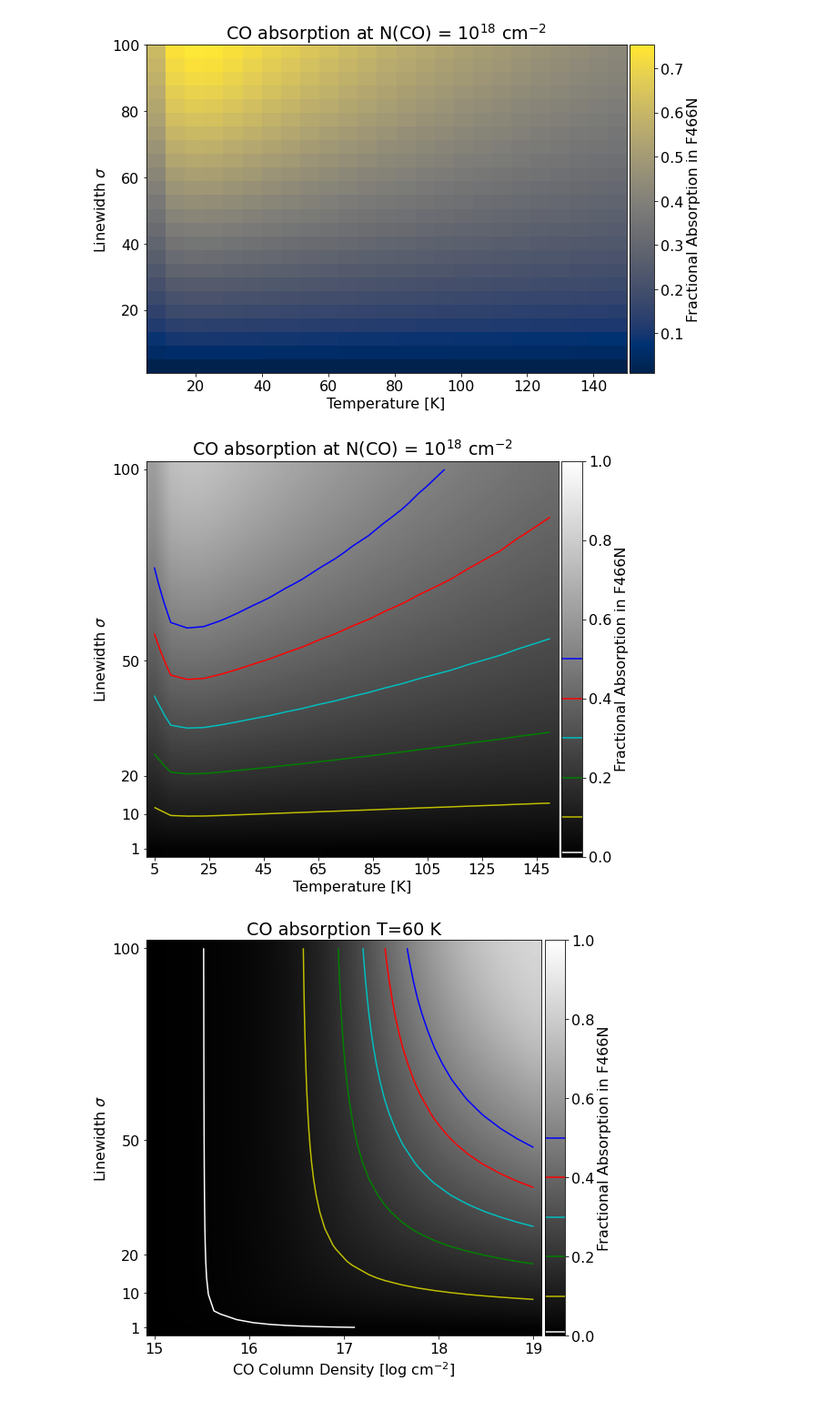
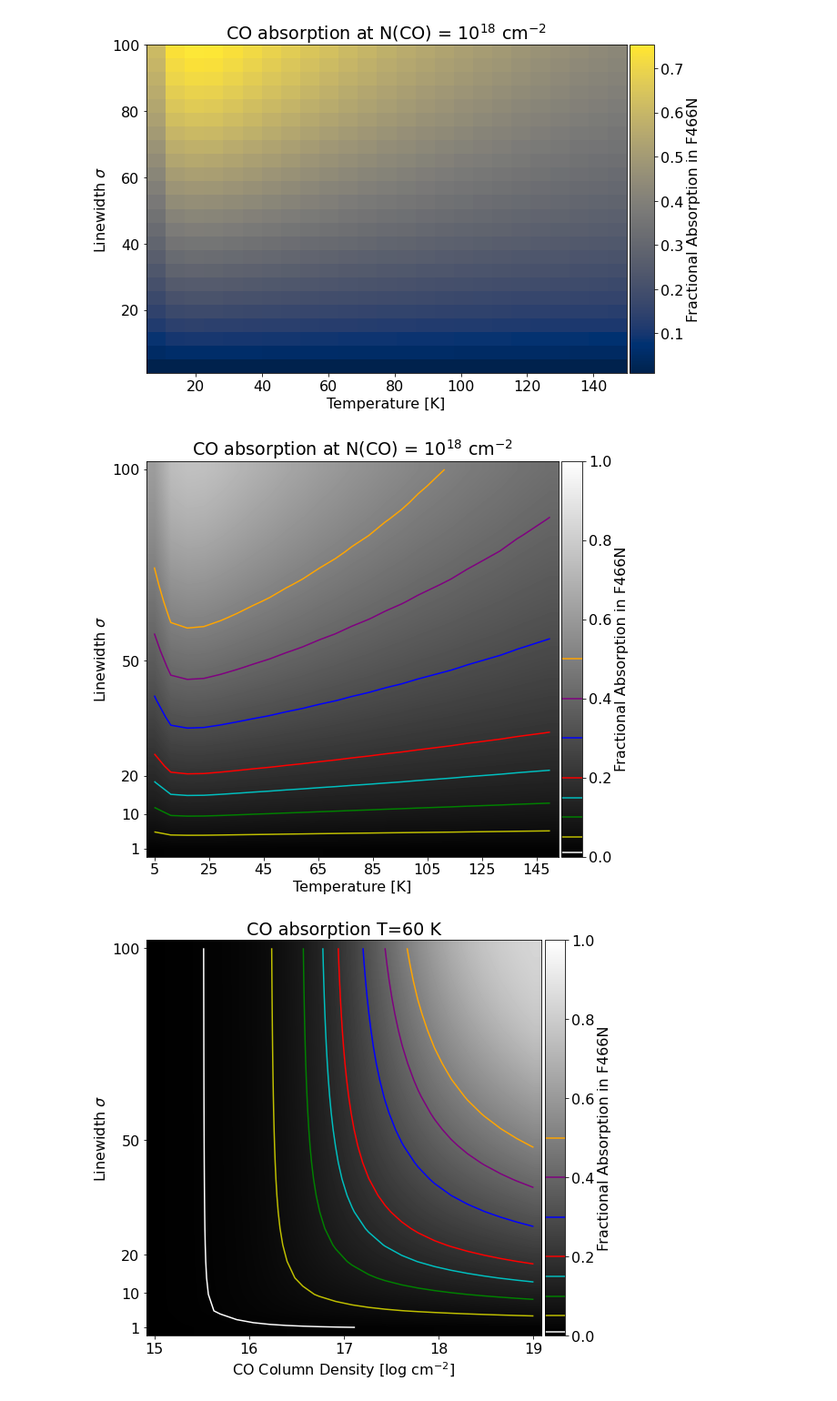
Before and after one commit to keflavich/brick-jwst-2221, a Jupyter notebook: notebooks/COFundamentalModeling.ipynb, the cells around one changed output. Shown at 91% size. Cells and saved outputs as stored; diff of their text form; code cells hidden in the pictures.

```diff
--- a/notebooks/COFundamentalModeling.ipynb
+++ b/notebooks/COFundamentalModeling.ipynb
@@ -52,3 +48,0 @@ print(pl.rcParams['figure.figsize'])
-# %%
-pl.rcParams['figure.figsize'] = (10,8)
-print(pl.rcParams['figure.figsize'])
@@ -148,0 +100,17 @@ pl.savefig(f'{basepath}/paper_figures/CO_F466N_absorptionspectrum_example.pdf',
+# %%
+xarr = wavelength_table_466['Wavelength'].quantity.to(u.um)
+xarr = np.linspace(xarr.min(), xarr.max(), int(1e4))
+
+for T in [50, ]:
+    tau = pyspeckitmodels.co_vibration.tau_of_N(xarr.to(u.cm).value, 1e16, T, width=20)
+    L, = pl.plot(xarr,
+                    (1-np.exp(-tau)), label="T={0} K, $\sigma$=20 km/s".format(T))
+
+pl.ylim(0,1)
+xarr = wavelength_table_466['Wavelength'].quantity.to(u.um)
+pl.plot(xarr, wavelength_table_466['Transmission']/wavelength_table_466['Transmission'].max() * pl.ylim()[1],
+        color='k')
+pl.legend(loc='best')
+pl.xlabel(f"Wavelength [$\mu$m]")
+pl.ylabel("$\\tau(N_{\\mathrm{CO}}=10^{16}~\mathrm{cm^{-2}})$")
+pl.savefig(f'{basepath}/paper_figures/CO_F466N_absorptionspectrum_example_1e16_exptau.pdf', bbox_inches='tight');
@@ -148,0 +119,16 @@ pl.savefig(f'{basepath}/paper_figures/CO_F466N_absorptionspectrum_example.pdf',
+# %%
+xarr = wavelength_table_466['Wavelength'].quantity.to(u.um)
+xarr = np.linspace(xarr.min(), xarr.max(), int(1e4))
+
+for T in [50, ]:
+    tau = pyspeckitmodels.co_vibration.tau_of_N(xarr.to(u.cm).value, 1e18, T, width=20)
+    L, = pl.plot(xarr,
+                    (1-np.exp(-tau)), label="T={0} K, $\sigma$=20 km/s".format(T))
+
+xarr = wavelength_table_466['Wavelength'].quantity.to(u.um)
+pl.plot(xarr, wavelength_table_466['Transmission']/wavelength_table_466['Transmission'].max() * pl.ylim()[1],
+        color='k')
+pl.legend(loc='best')
+pl.xlabel(f"Wavelength [$\mu$m]")
+pl.ylabel("$\\tau(N_{\\mathrm{CO}}=10^{18}~\mathrm{cm^{-2}})$")
+pl.savefig(f'{basepath}/paper_figures/CO_F466N_absorptionspectrum_example_1e18_exptau.pdf', bbox_inches='tight');
@@ -215,6 +203,9 @@ cb = pl.colorbar(cax=cax, mappable=im)
 cb.set_label("Fractional Absorption in F466N")
 # %% [output]
 [figure]
+# %%
+levels=[0.01, 0.05, 0.1, 0.15, 0.2, 0.3, 0.4, 0.5]
+colors=['w', 'y', 'g', 'c', 'r', 'b', 'purple', 'orange']
 # %%
 ax = pl.gca()
 im = ax.imshow(grid,
@@ -225,7 +216,7 @@ im = ax.imshow(grid,
                vmin=0,
                vmax=1,
                cmap='gray')
-con = ax.contour(grid, levels=[0.01, 0.1, 0.2, 0.3, 0.4, 0.5], colors=['w', 'y', 'g', 'c', 'r', 'b'])
+con = ax.contour(grid, levels=levels, colors=colors)
 pl.xlabel("Temperature [K]")
 pl.ylabel("Linewidth $\sigma$")
 pl.title("CO absorption at N(CO) = 10$^{18}$ cm$^{-2}$")
@@ -248,7 +239,7 @@ cb.ax.hlines(con.levels, *cb.ax.get_xlim(), colors=con.colors)
 
 pl.savefig(f'{basepath}/paper_figures/CO_F466N_absorption_1e18co_coldens.pdf', bbox_inches='tight')
 # %% [output]
-[figure, old version]
+[figure, new version]
 # %%
 temperature = 60*u.K
 linewidths = np.linspace(1, 100, 24)*u.km/u.s
@@ -265,7 +256,7 @@ im = ax.imshow(grid_sigcol,
                vmin=0,
                vmax=1,
                cmap='gray')
-con = ax.contour(grid_sigcol, levels=[0.01, 0.1, 0.2, 0.3, 0.4, 0.5], colors=['w', 'y', 'g', 'c', 'r', 'b'])
+con = ax.contour(grid_sigcol, levels=levels, colors=colors)
 pl.xlabel("CO Column Density [log cm$^{-2}$]")
 pl.ylabel("Linewidth $\sigma$")
 pl.title("CO absorption T=60 K")
@@ -277,31 +268,31 @@ pl.title("CO absorption T=60 K")
 #     'The two args are the value and tick position'
 #     try:
 #         col = np.interp(x, np.arange(len(column)), column.value)
 #         return f'{np.log10(col):0.1f}'
 #     except Exception:
 #         return None
 # ax.xaxis.set_major_formatter(log_scaler)
 # @pl.FuncFormatter
 # def sig_scaler(x, pos):
 #     'The two args are the value and tick position'
 #     sig = np.interp(x, np.arange(len(linewidths)), linewidths.value)
 #     return f'{sig:0.1f}'
 # ax.yaxis.set_major_formatter(sig_scaler)
 sigma_labels = [1,10,20,50,100]
 ax.yaxis.set_ticks(np.interp(sigma_labels, linewidths.value, np.arange(len(linewidths)), right=np.nan),
                    labels=sigma_labels)
 col_labels = [15,16,17,18,19,]
 ax.xaxis.set_ticks(np.interp(col_labels, np.log10(column.value), np.arange(len(column)), right=np.nan),
                    labels=col_labels)
 
 from mpl_toolkits.axes_grid1 import make_axes_locatable
 divider = make_axes_locatable(ax)
 cax = divider.append_axes("right", size="5%", pad=0.05)
 cb = pl.colorbar(cax=cax, mappable=im)
 cb.set_label("Fractional Absorption in F466N")
 cb.ax.hlines(con.levels, *cb.ax.get_xlim(), colors=con.colors)
 
 
 pl.savefig(f'{basepath}/paper_figures/CO_F466N_absorption_60K.pdf', bbox_inches='tight')
 # %% [output]
-[figure, old version]
+[figure, new version]
```
Also changed, not shown: parts of 21 cells of this notebook, 4 other files.
